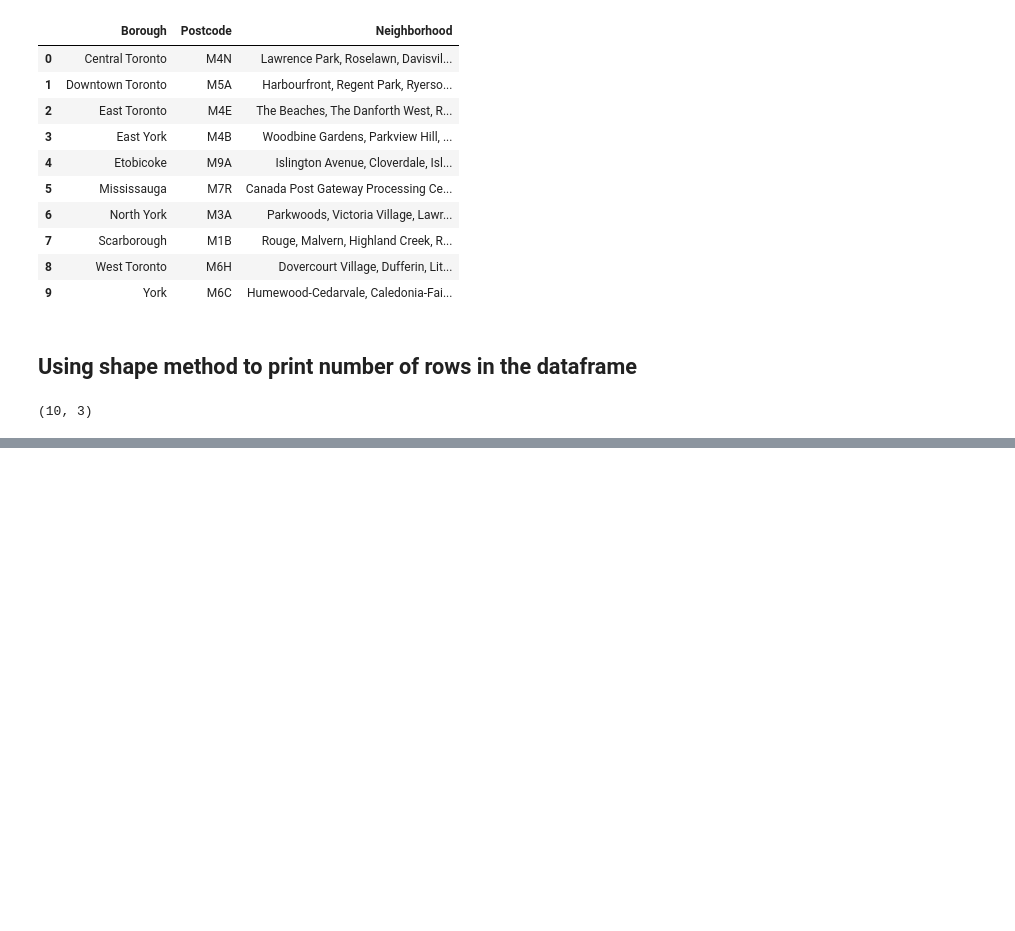
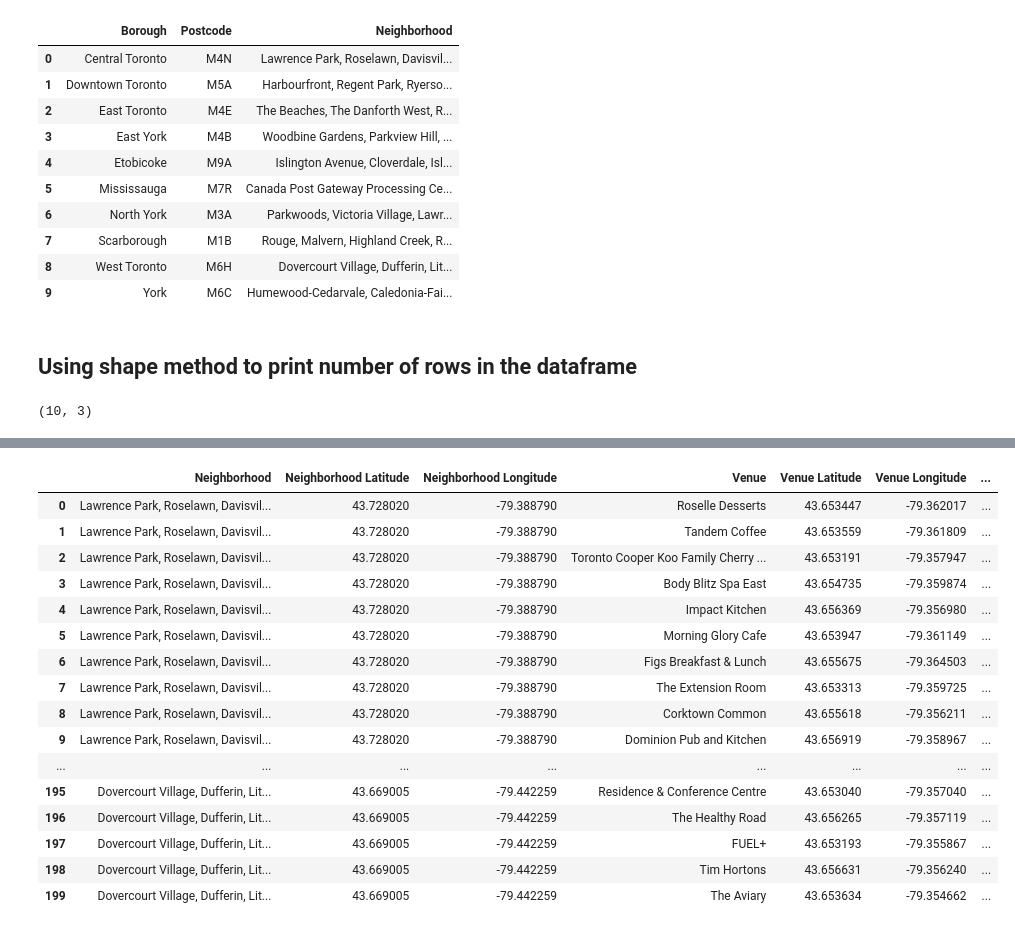
Before and after one commit to virendhanwani/Coursera_Capstone, a Jupyter notebook: Week3_assignment.ipynb, the cells around one changed output, grey strips where cells are left out. Cells and saved outputs as stored; diff of their text form; code cells hidden in the pictures; blank space fills up the shorter version.

```diff
--- a/Week3_assignment.ipynb
+++ b/Week3_assignment.ipynb
@@ -54,0 +71,2 @@ df.shape
+# %%
+geospatial_df = pd.read_csv('gdrive/My Drive/Geospatial_Coordinates.csv')
@@ -54,0 +75,5 @@ df.shape
+# %%
+geospatial_df.rename(columns={'Postal Code': 'Postcode'}, inplace=True)
+geospatial_df
+geo_df = pd.merge(df, geospatial_df, on=['Postcode'], how='inner')
+geo_df
@@ -54,0 +117,3 @@ df.shape
+# %%
+toronto_df = geo_df[geo_df['Borough'].str.contains('Toronto')]
+toronto_df
@@ -54,0 +128,8 @@ df.shape
+# %%
+CLIENT_ID = '*******' # your Foursquare ID
+CLIENT_SECRET = '*******' # your Foursquare Secret
+VERSION = '20190913' # Foursquare API version
+downtor_lat = toronto_df.loc[1, 'Latitude']
+downtor_long = toronto_df.loc[1, 'Longitude']
+LIMIT = 50
+radius = 500
@@ -54,0 +138,47 @@ df.shape
+# %%
+def getNearbyVenues(names, latitudes, longitudes, radius=500):
+
+    venues_list=[]
+    for name, lat, lng in zip(names, latitudes, longitudes):
+        print(name)
+
+        # create the API request URL
+        url = 'https://api.foursquare.com/v2/venues/explore?&client_id={}&client_secret={}&v={}&ll={},{}&radius={}&limit={}'.format(
+                CLIENT_ID,
+                CLIENT_SECRET,
+                VERSION,
+                downtor_lat,
+                downtor_long,
+                radius,
+                LIMIT)
+
+        # make the GET request
+        results = requests.get(url).json()["response"]['groups'][0]['items']
+
+        # return only relevant information for each nearby venue
+        venues_list.append([(
+            name,
+            lat,
+            lng,
+            v['venue']['name'],
+            v['venue']['location']['lat'],
+            v['venue']['location']['lng'],
+            v['venue']['categories'][0]['name']) for v in results])
+
+    nearby_venues = pd.DataFrame([item for venue_list in venues_list for item in venue_list])
+    nearby_venues.columns = ['Neighborhood',
+                  'Neighborhood Latitude',
+                  'Neighborhood Longitude',
+                  'Venue',
+                  'Venue Latitude',
+                  'Venue Longitude',
+                  'Venue Category']
+
+    return(nearby_venues)
+
+toronto_venues = getNearbyVenues(names=toronto_df['Neighborhood'],
+                                   latitudes=toronto_df['Latitude'],
+                                   longitudes=toronto_df['Longitude']
+                                  )
+toronto_venues
+# %% [output]
@@ -54,0 +189,17 @@ df.shape
+|  | Neighborhood | Neighborhood Latitude | Neighborhood Longitude | Venue | Venue Latitude | Venue Longitude | ... |
+| 0 | Lawrence Park, Roselawn, Davisvil... | 43.728020 | -79.388790 | Roselle Desserts | 43.653447 | -79.362017 | ... |
+| 1 | Lawrence Park, Roselawn, Davisvil... | 43.728020 | -79.388790 | Tandem Coffee | 43.653559 | -79.361809 | ... |
+| 2 | Lawrence Park, Roselawn, Davisvil... | 43.728020 | -79.388790 | Toronto Cooper Koo Family Cherry ... | 43.653191 | -79.357947 | ... |
+| 3 | Lawrence Park, Roselawn, Davisvil... | 43.728020 | -79.388790 | Body Blitz Spa East | 43.654735 | -79.359874 | ... |
+| 4 | Lawrence Park, Roselawn, Davisvil... | 43.728020 | -79.388790 | Impact Kitchen | 43.656369 | -79.356980 | ... |
+| 5 | Lawrence Park, Roselawn, Davisvil... | 43.728020 | -79.388790 | Morning Glory Cafe | 43.653947 | -79.361149 | ... |
+| 6 | Lawrence Park, Roselawn, Davisvil... | 43.728020 | -79.388790 | Figs Breakfast & Lunch | 43.655675 | -79.364503 | ... |
+| 7 | Lawrence Park, Roselawn, Davisvil... | 43.728020 | -79.388790 | The Extension Room | 43.653313 | -79.359725 | ... |
+| 8 | Lawrence Park, Roselawn, Davisvil... | 43.728020 | -79.388790 | Corktown Common | 43.655618 | -79.356211 | ... |
+| 9 | Lawrence Park, Roselawn, Davisvil... | 43.728020 | -79.388790 | Dominion Pub and Kitchen | 43.656919 | -79.358967 | ... |
+| ... | ... | ... | ... | ... | ... | ... | ... |
+| 195 | Dovercourt Village, Dufferin, Lit... | 43.669005 | -79.442259 | Residence & Conference Centre | 43.653040 | -79.357040 | ... |
+| 196 | Dovercourt Village, Dufferin, Lit... | 43.669005 | -79.442259 | The Healthy Road | 43.656265 | -79.357119 | ... |
+| 197 | Dovercourt Village, Dufferin, Lit... | 43.669005 | -79.442259 | FUEL+ | 43.653193 | -79.355867 | ... |
+| 198 | Dovercourt Village, Dufferin, Lit... | 43.669005 | -79.442259 | Tim Hortons | 43.656631 | -79.356240 | ... |
+| 199 | Dovercourt Village, Dufferin, Lit... | 43.669005 | -79.442259 | The Aviary | 43.653634 | -79.354662 | ... |
```
Also changed, not shown: parts of 36 cells of this notebook.
